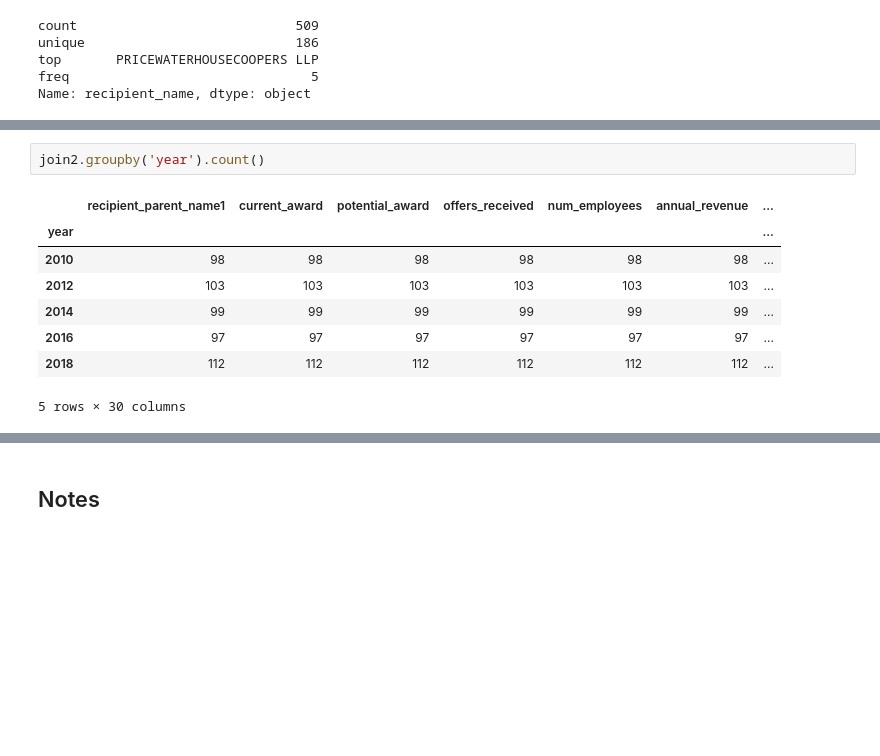
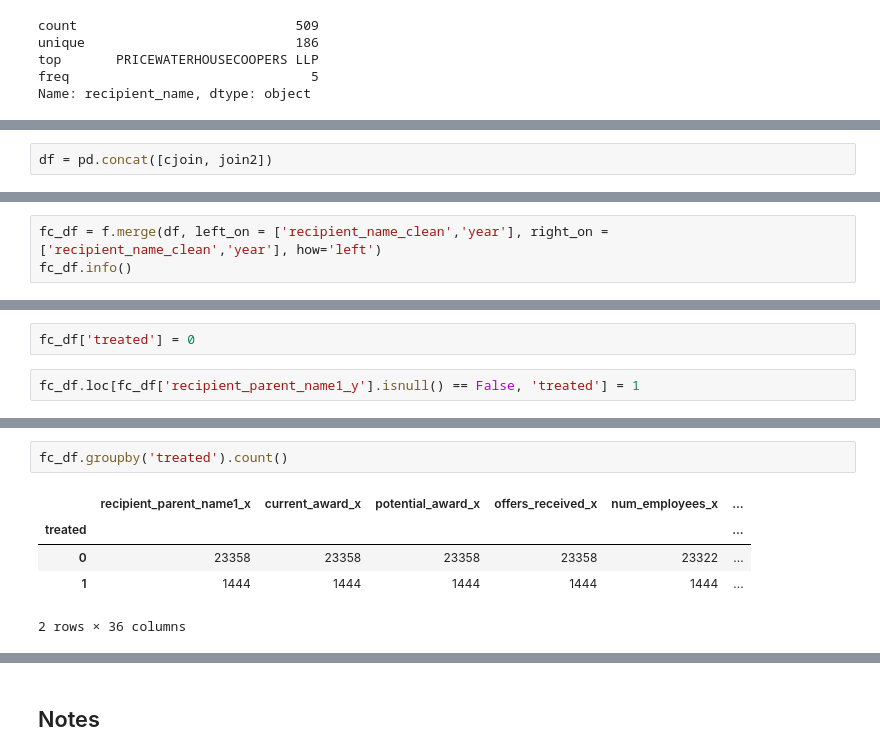
Before and after one commit to yontartu/citizens-united, a Jupyter notebook: append.ipynb, the cells around one changed output, grey strips where cells are left out. Drawn from its saved outputs; the diff is of its cells as text; blank space fills up the shorter version.

```diff
--- a/append.ipynb
+++ b/append.ipynb
@@ -597,0 +756,2 @@ Name: recipient_name, dtype: object
+# %%
+df = pd.concat([cjoin, join2])
@@ -597,0 +798,3 @@ Name: recipient_name, dtype: object
+# %%
+fc_df = f.merge(df, left_on = ['recipient_name_clean','year'], right_on = ['recipient_name_clean','year'], how='left')
+fc_df.info()
@@ -597,0 +849,4 @@ Name: recipient_name, dtype: object
+# %%
+fc_df['treated'] = 0
+# %%
+fc_df.loc[fc_df['recipient_parent_name1_y'].isnull() == False, 'treated'] = 1
@@ -598,11 +877,8 @@ Name: recipient_name, dtype: object
 # %%
-join2.groupby('year').count()
+fc_df.groupby('treated').count()
 # %% [output]
-|  | recipient_parent_name1 | current_award | potential_award | offers_received | num_employees | annual_revenue | ... |
-| year |  |  |  |  |  |  | ... |
-| 2010 | 98 | 98 | 98 | 98 | 98 | 98 | ... |
-| 2012 | 103 | 103 | 103 | 103 | 103 | 103 | ... |
-| 2014 | 99 | 99 | 99 | 99 | 99 | 99 | ... |
-| 2016 | 97 | 97 | 97 | 97 | 97 | 97 | ... |
-| 2018 | 112 | 112 | 112 | 112 | 112 | 112 | ... |
+|  | recipient_parent_name1_x | current_award_x | potential_award_x | offers_received_x | num_employees_x | ... |
+| treated |  |  |  |  |  | ... |
+| 0 | 23358 | 23358 | 23358 | 23358 | 23322 | ... |
+| 1 | 1444 | 1444 | 1444 | 1444 | 1444 | ... |
-5 rows × 30 columns
+2 rows × 36 columns
```
Also changed, not shown: parts of 59 cells of this notebook, 11 other files.
